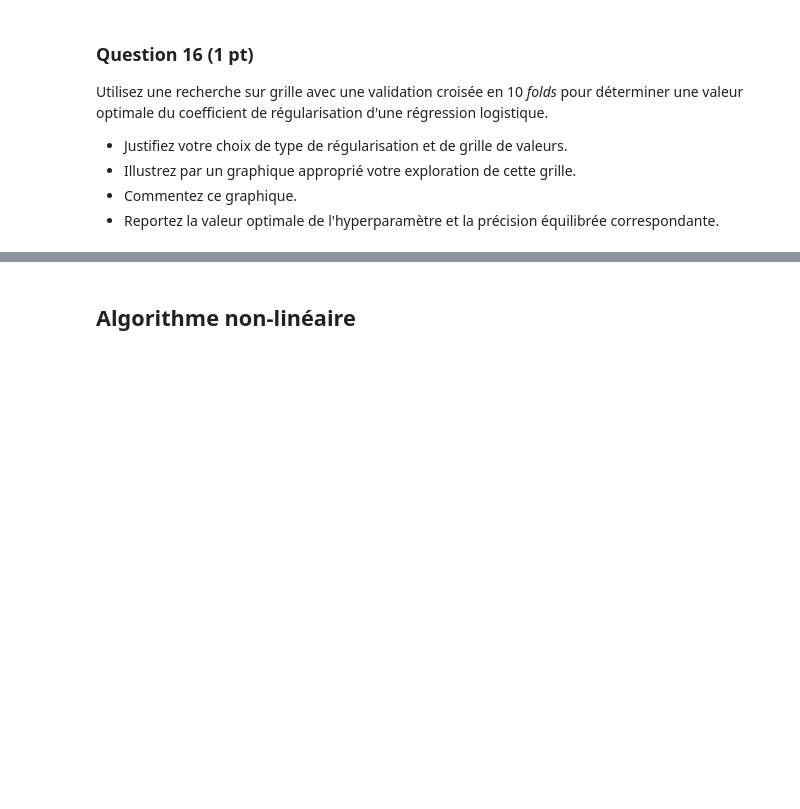
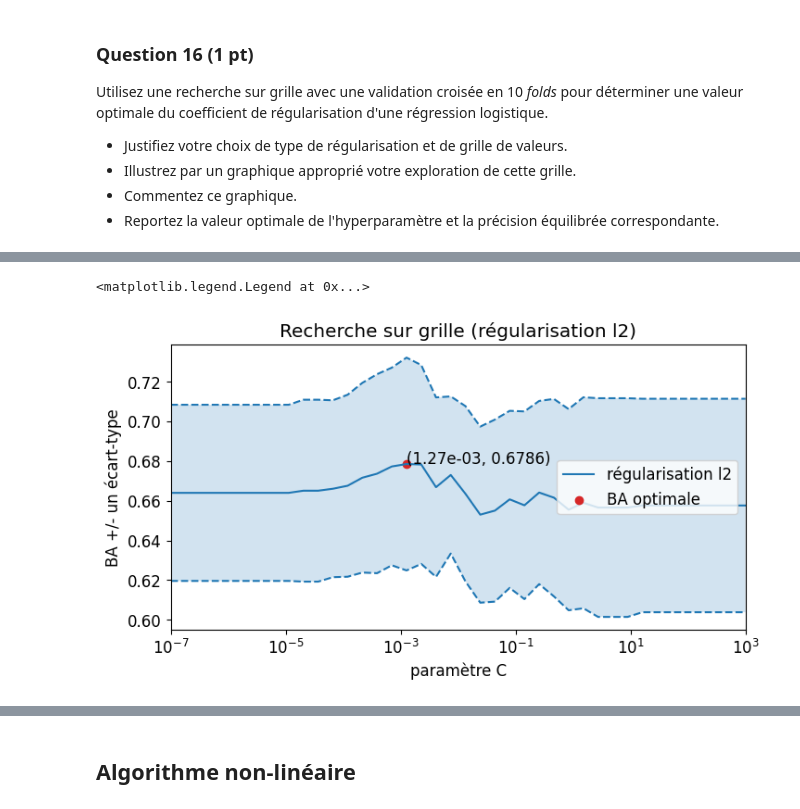
Before and after one commit to comemazelier/projet-sdd, a Jupyter notebook: Projet.ipynb, the cells around one changed output, grey strips where cells are left out. Cells and saved outputs as stored; diff of their text form; code cells hidden in the pictures; blank space fills up the shorter version.

```diff
--- a/Projet.ipynb
+++ b/Projet.ipynb
@@ -265,0 +322,6 @@ Utilisez une recherche sur grille avec une validation croisée en 10 _folds_ pou
+# %%
+param_C_l2 = np.logspace(-7, 3, 40) # les hyperparamètres que l'on va tester
+logistic_regression_l2 = LogisticRegression(max_iter=10000, penalty='l2', solver='liblinear')
+grid_l2 = model_selection.GridSearchCV(logistic_regression_l2, {'C': param_C_l2}, cv=kf, scoring=make_scorer(balanced_accuracy_score))
+
+grid_l2.fit(X_scaled, y_train_risk_vs_norisk)
@@ -265,0 +341,27 @@ Utilisez une recherche sur grille avec une validation croisée en 10 _folds_ pou
+# %%
+plt.figure(figsize=(8, 4))
+
+BAs_l2 = grid_l2.cv_results_['mean_test_score']
+std_error = grid_l2.cv_results_['std_test_score']
+
+plt.semilogx(param_C_l2, BAs_l2, label="régularisation l2", color='tab:blue')
+plt.semilogx(param_C_l2, BAs_l2 + std_error, color='tab:blue', linestyle='dashed')
+plt.semilogx(param_C_l2, BAs_l2 - std_error, color='tab:blue', linestyle='dashed')
+
+plt.fill_between(param_C_l2, (BAs_l2 + std_error), (BAs_l2 - std_error),
+                 alpha=0.2 # contrôle la transparence
+                )
+
+plt.scatter(grid_l2.best_params_['C'], grid_l2.best_score_,
+           color='tab:red', label='BA optimale')
+
+plt.text(grid_l2.best_params_['C'], grid_l2.best_score_, f"({grid_l2.best_params_['C']:.2e}, {grid_l2.best_score_:.4f})")
+
+plt.xlabel("paramètre C")
+plt.ylabel("BA +/- un écart-type")
+plt.xlim([param_C_l2[0], param_C_l2[-1]])
+plt.title("Recherche sur grille (régularisation l2)")
+plt.legend(loc='best')
+# %% [output]
+<matplotlib.legend.Legend at 0x...>
+[figure, added]
```
Also changed, not shown: parts of 8 cells of this notebook.
